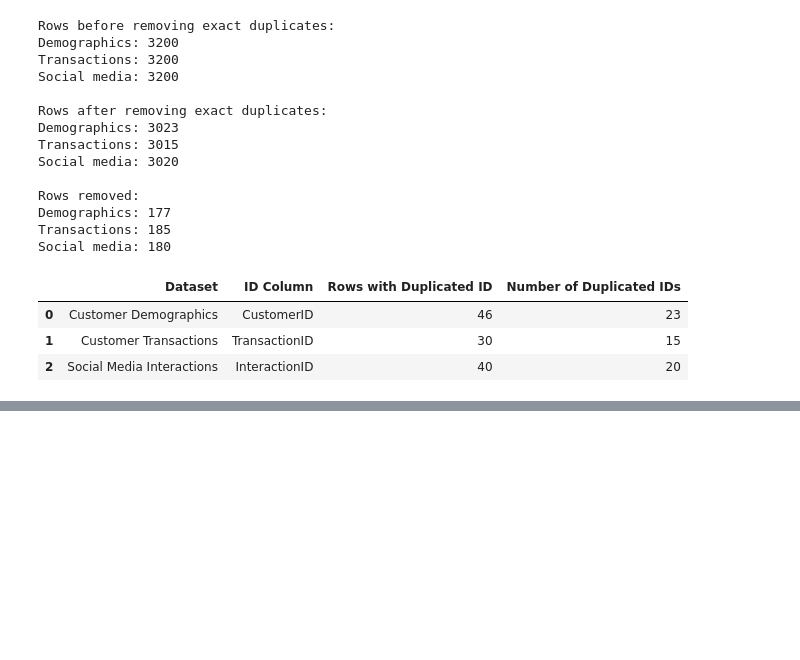
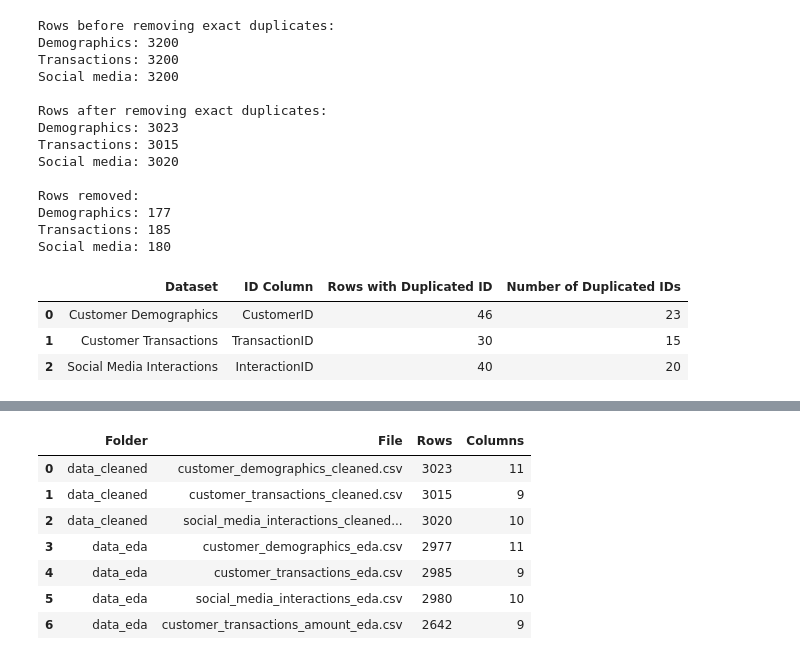
Before and after one commit to Srinder/H3101-ML-ml-linear-algebra-project-Team-PETIX-, a Jupyter notebook: H3101-ML-ml-linear-algebra-project-Team-PETIX--main/Week3_Preprocessing_Submission/finmark_preprocessing_workflow.ipynb, the cells around one changed output, grey strips where cells are left out. Saved outputs shown, nothing was run; the diff lists cells and outputs as text; code cells hidden in the pictures; blank space fills up the shorter version.

Commit message:
Revise preprocessing and EDA with conflict audits and consistent counts

```diff
--- a/H3101-ML-ml-linear-algebra-project-Team-PETIX--main/Week3_Preprocessing_Submission/finmark_preprocessing_workflow.ipynb
+++ b/H3101-ML-ml-linear-algebra-project-Team-PETIX--main/Week3_Preprocessing_Submission/finmark_preprocessing_workflow.ipynb
@@ -437 +431,18 @@ Sentiment          308
 dtype: int64
+# %%
+# Save original conflicting records for review
+audit_folder = project_folder / "data_audit"
+audit_folder.mkdir(parents=True, exist_ok=True)
+
+audit_files = {
+    "Demographics": "demographics_id_conflicts.csv",
+    "Transactions": "transactions_id_conflicts.csv",
+    "Social media": "social_media_id_conflicts.csv"
+}
+
+for name, filename in audit_files.items():
+    conflict_records[name].to_csv(
+        audit_folder / filename, index=False
+    )
+
+print("Conflict evidence saved to:", audit_folder)
@@ -878,32 +943,56 @@ Social media customers not found in demographics: 0
 # %%
-# Make sure the cleaned-data folder exists
-cleaned_data_folder.mkdir(
-    parents=True,
-    exist_ok=True
-)
+# Create output folders
+cleaned_data_folder.mkdir(parents=True, exist_ok=True)
 
-# Save the cleaned datasets as CSV files
-demographics_clean.to_csv(
-    cleaned_data_folder / "customer_demographics_cleaned.csv",
-    index=False,
-    date_format="%Y-%m-%d"
-)
+eda_folder = project_folder / "data_eda"
+eda_folder.mkdir(parents=True, exist_ok=True)
 
-transactions_clean.to_csv(
-    cleaned_data_folder / "customer_transactions_cleaned.csv",
-    index=False,
-    date_format="%Y-%m-%d"
-)
+# Retained datasets include unresolved records and review flags
+retained_exports = {
+    "customer_demographics_cleaned.csv": demographics_clean,
+    "customer_transactions_cleaned.csv": transactions_clean,
+    "social_media_interactions_cleaned.csv": social_media_clean
+}
 
-social_media_clean.to_csv(
-    cleaned_data_folder / "social_media_interactions_cleaned.csv",
-    index=False,
-    date_format="%Y-%m-%d"
-)
+# EDA datasets exclude unresolved primary-ID conflicts
+eda_exports = {
+    "customer_demographics_eda.csv": demographics_eda,
+    "customer_transactions_eda.csv": transactions_eda,
+    "social_media_interactions_eda.csv": social_media_eda,
+    "customer_transactions_amount_eda.csv": transactions_amount_eda
+}
 
-print("Cleaned datasets saved successfully.")
+export_summary = []
 
-print("\nFiles created:")
-for file in cleaned_data_folder.glob("*.csv"):
-    print("-", file.name)
+for folder, exports in [
+    (cleaned_data_folder, retained_exports),
+    (eda_folder, eda_exports)
+]:
+    for filename, df in exports.items():
+        output_path = folder / filename
+
+        df.to_csv(
+            output_path,
+            index=False,
+            date_format="%Y-%m-%d"
+        )
+
+        # Verify that the saved file has the expected dimensions
+        saved_df = pd.read_csv(output_path)
+        assert saved_df.shape == df.shape, (
+            f"Export dimensions do not match: {filename}"
+        )
+
+        export_summary.append({
+            "Folder": folder.name,
+            "File": filename,
+            "Rows": len(saved_df),
+            "Columns": len(saved_df.columns)
+        })
+
+print("Exports saved and dimensions verified:")
+display(pd.DataFrame(export_summary))
+
+print("\nRetained dataset folder:", cleaned_data_folder)
+print("EDA dataset folder:", eda_folder)
 # %% [output]
@@ -915,0 +1000,8 @@ Files created:
+|  | Folder | File | Rows | Columns |
+| 0 | data_cleaned | customer_demographics_cleaned.csv | 3023 | 11 |
+| 1 | data_cleaned | customer_transactions_cleaned.csv | 3015 | 9 |
+| 2 | data_cleaned | social_media_interactions_cleaned... | 3020 | 10 |
+| 3 | data_eda | customer_demographics_eda.csv | 2977 | 11 |
+| 4 | data_eda | customer_transactions_eda.csv | 2985 | 9 |
+| 5 | data_eda | social_media_interactions_eda.csv | 2980 | 10 |
+| 6 | data_eda | customer_transactions_amount_eda.csv | 2642 | 9 |
```
Also changed, not shown: parts of 16 cells of this notebook, 7 other files.
